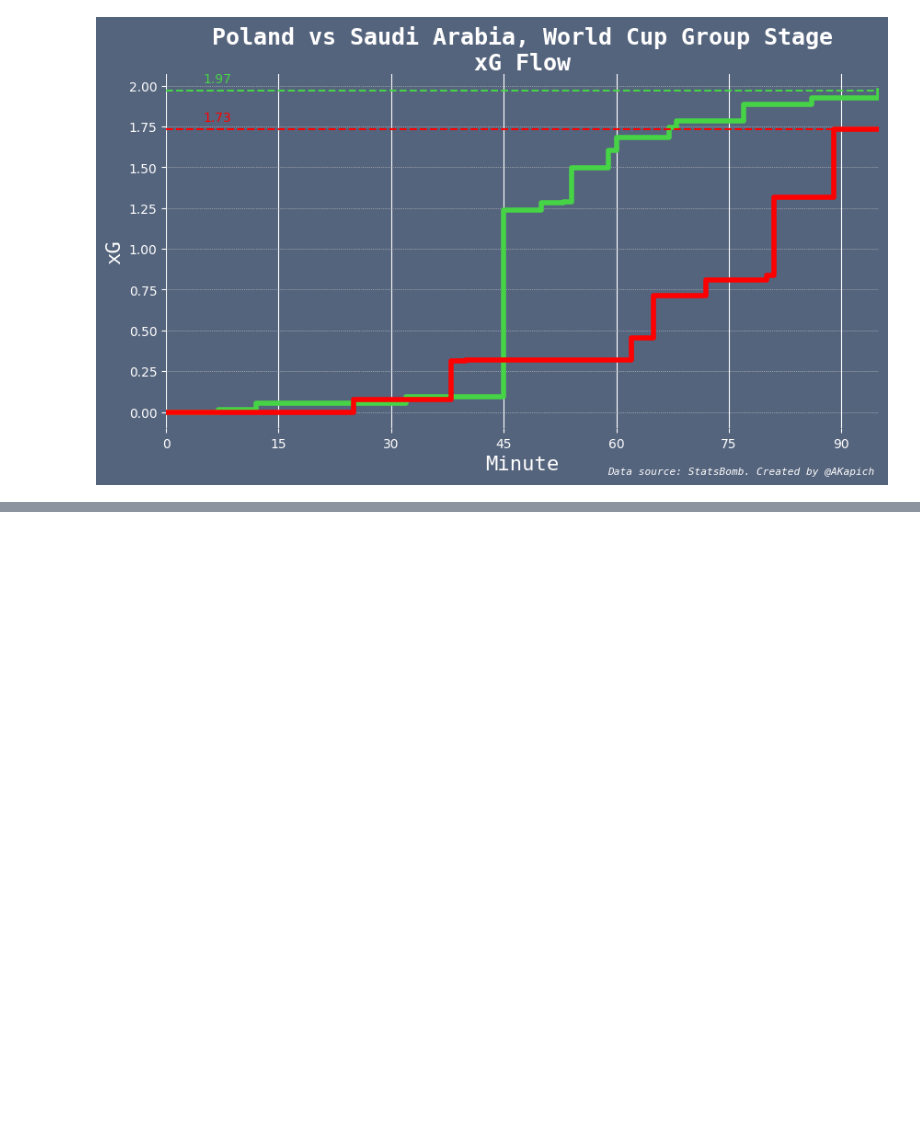
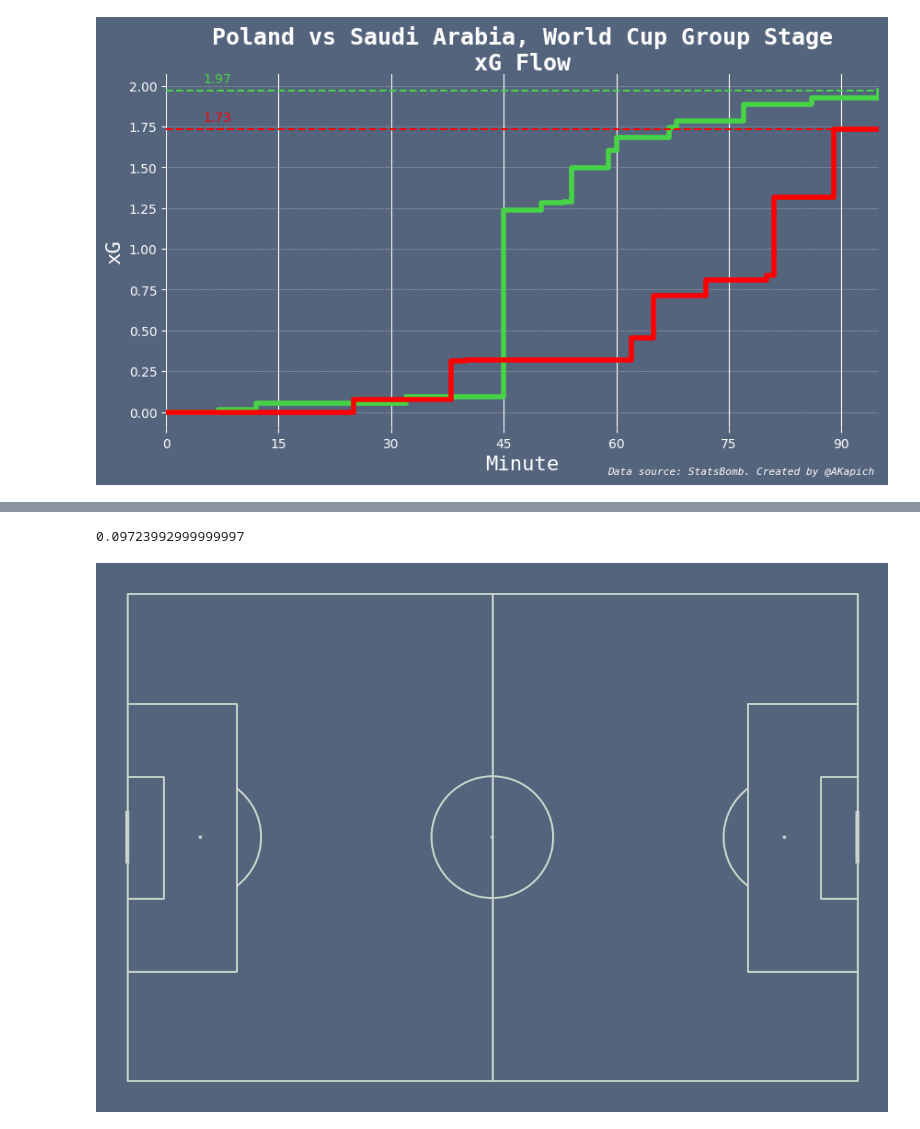
Before and after one commit to AKapich/World_Cup_App, a Jupyter notebook: football.ipynb, the cells around one changed output, grey strips where cells are left out. Saved outputs shown, nothing was run; the diff lists cells and outputs as text; code cells hidden in the pictures; blank space fills up the shorter version.

```diff
--- a/football.ipynb
+++ b/football.ipynb
@@ -455,0 +459,49 @@ See the caveats in the documentation: https://pandas.pydata.org/pandas-docs/stab
+# %%
+%%capture --no-display
+# xT calculation with David Sumpter's model
+passes = sb.events(match_id=3857297, split=True, flatten_attrs=False)["passes"]
+df = passes[passes.player=="Bartosz Bereszyński"]
+df.index = range(len(df))
+df["start_x"] = [location[0] for location in df["location"]]
+df["start_y"] = [location[1] for location in df["location"]]
+df["end_x"] = [df["pass"][i]['end_location'][0] for i in range(len(df))]
+df["end_y"] = [df["pass"][i]['end_location'][1] for i in range(len(df))]
+
+# Import xT Grid
+xT = pd.read_csv("./xT_grid.csv", header=None)
+xT = np.array(xT)
+xT_rows, xT_cols = xT.shape # amount of grids = amount of bins
+
+# we have to bin the data into the zones from the grid
+df['start_x_bin'] = pd.cut(df['start_x'], bins=xT_cols, labels=False)
+df['start_y_bin'] = pd.cut(df['start_y'], bins=xT_rows, labels=False)
+df['end_x_bin'] = pd.cut(df['end_x'], bins=xT_cols, labels=False)
+df['end_y_bin'] = pd.cut(df['end_x'], bins=xT_rows, labels=False)
+
+df['start_zone_value'] = df[['start_x_bin', 'start_y_bin']].apply(lambda z: xT[z[1]][z[0]], axis=1)
+df['end_zone_value'] = df[['end_x_bin', 'end_y_bin']].apply(lambda z: xT[z[1]][z[0]], axis=1)
+df['xT'] = df['start_zone_value']-df['end_zone_value']
+sum(df['xT'])
+# %% [output]
+0.09723992999999997
+# %%
+events = sb.events(match_id=3857297)
+events360 = pd.read_json("./3857297.json")
+#sb360['freeze_frame'][1000]
+df = pd.merge(left=events, right=events360, left_on = 'id', right_on='event_uuid', how='left')
+#df.player_id.unique()
+# Lewandowski - 5668.0
+df = df[(df['player']=='Matty Cash') & (df['type']=='Pass')].reset_index(drop=True)
+df[['start_x', 'start_y']] = pd.DataFrame(df['location'].tolist(), index=df.index)
+df[['end_x', 'end_y']] = pd.DataFrame(df['location'].tolist(), index=df.index)
+
+fig ,ax = plt.subplots(figsize=(13, 8),constrained_layout=False, tight_layout=True)
+fig.set_facecolor('#55647d')
+ax.patch.set_facecolor('#55647d')
+pitch = Pitch(pitch_type='statsbomb', pitch_color='#55647d', line_color='#c7d5cc')
+pitch.draw(ax=ax)
+
+df = df[0:1]
+pitch.scatter(x=df['start_x'], y=df['start_y'], ax=ax)
+# %% [output]
+[figure, added]
```
Also changed, not shown: parts of 8 cells of this notebook.
